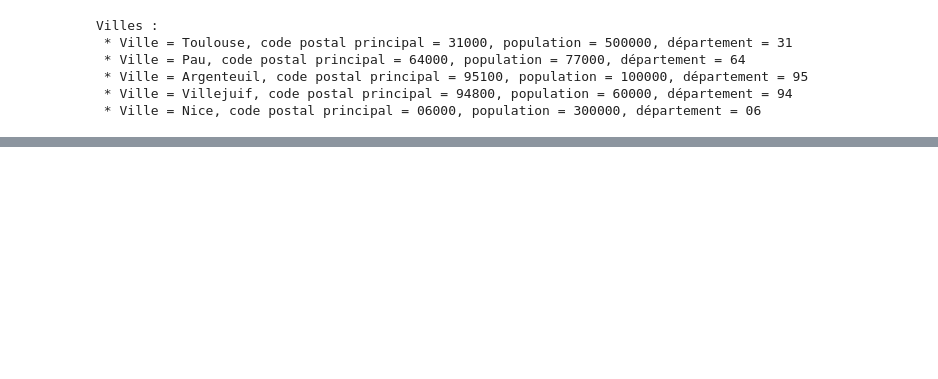
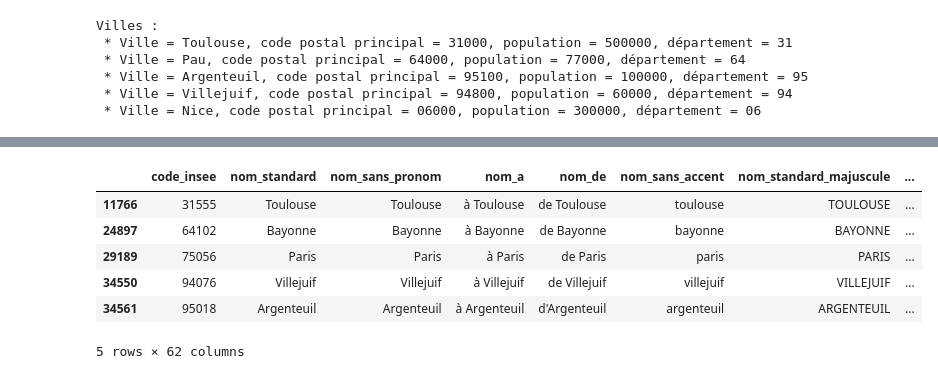
Before and after one commit to matthcol/python202609-intro, a Jupyter notebook: intro-python.ipynb, the cells around one changed output, grey strips where cells are left out. Saved outputs shown, nothing was run; the diff lists cells and outputs as text; code cells hidden in the pictures; blank space fills up the shorter version.

```diff
--- a/intro-python.ipynb
+++ b/intro-python.ipynb
@@ -363,0 +475,10 @@ Villes :
+# %%
+dfCitiesFr.loc[dfCitiesFr.nom_standard.isin(cities)]
+# %% [output]
+|  | code_insee | nom_standard | nom_sans_pronom | nom_a | nom_de | nom_sans_accent | nom_standard_majuscule | ... |
+| 11766 | 31555 | Toulouse | Toulouse | à Toulouse | de Toulouse | toulouse | TOULOUSE | ... |
+| 24897 | 64102 | Bayonne | Bayonne | à Bayonne | de Bayonne | bayonne | BAYONNE | ... |
+| 29189 | 75056 | Paris | Paris | à Paris | de Paris | paris | PARIS | ... |
+| 34550 | 94076 | Villejuif | Villejuif | à Villejuif | de Villejuif | villejuif | VILLEJUIF | ... |
+| 34561 | 95018 | Argenteuil | Argenteuil | à Argenteuil | d'Argenteuil | argenteuil | ARGENTEUIL | ... |
+5 rows × 62 columns
```
Also changed, not shown: parts of 34 cells of this notebook, 9 other files.
